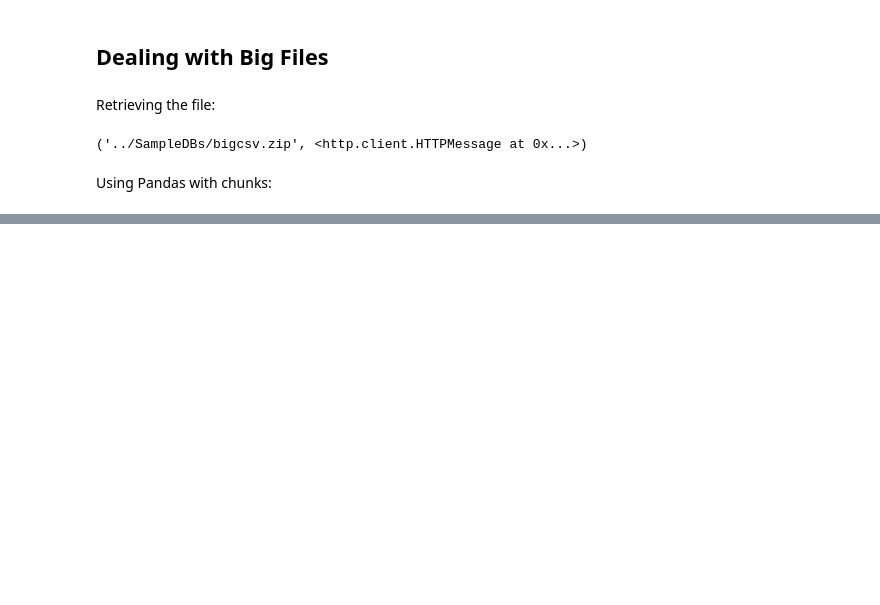
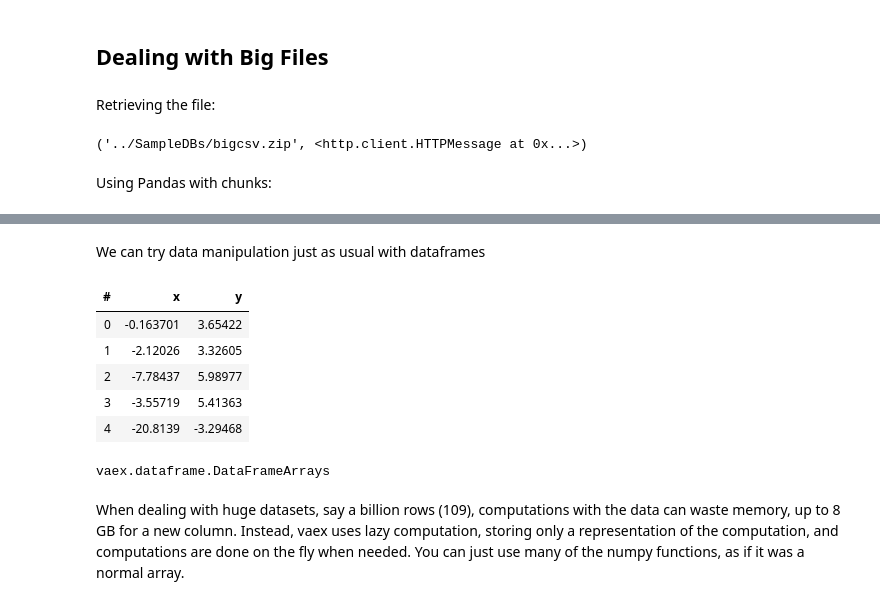
Before and after one commit to rsouza/Databases_Course, a Jupyter notebook: Notebooks/00_Miscellaneous_Formats.ipynb, the cells around one changed output, grey strips where cells are left out. Saved outputs shown, nothing was run; the diff lists cells and outputs as text; code cells hidden in the pictures; blank space fills up the shorter version.

```diff
--- a/Notebooks/00_Miscellaneous_Formats.ipynb
+++ b/Notebooks/00_Miscellaneous_Formats.ipynb
@@ -1130,0 +1305,18 @@ os.remove(os.path.join(datapath, filename))
+# %% [markdown]
+We can try data manipulation just as usual with dataframes
+# %%
+df_negative = df[df.x < 0]
+df_negative[:5][['x', 'y']]
+# %% [output]
+| # | x | y |
+| 0 | -0.163701 | 3.65422 |
+| 1 | -2.12026 | 3.32605 |
+| 2 | -7.78437 | 5.98977 |
+| 3 | -3.55719 | 5.41363 |
+| 4 | -20.8139 | -3.29468 |
+# %%
+type(df_negative)
+# %% [output]
+vaex.dataframe.DataFrameArrays
+# %% [markdown]
+When dealing with huge datasets, say a billion rows (109), computations with the data can waste memory, up to 8 GB for a new column. Instead, vaex uses lazy computation, storing only a representation of the computation, and computations are done on the fly when needed. You can just use many of the numpy functions, as if it was a normal array.
```
Also changed, not shown: parts of 46 cells of this notebook.
